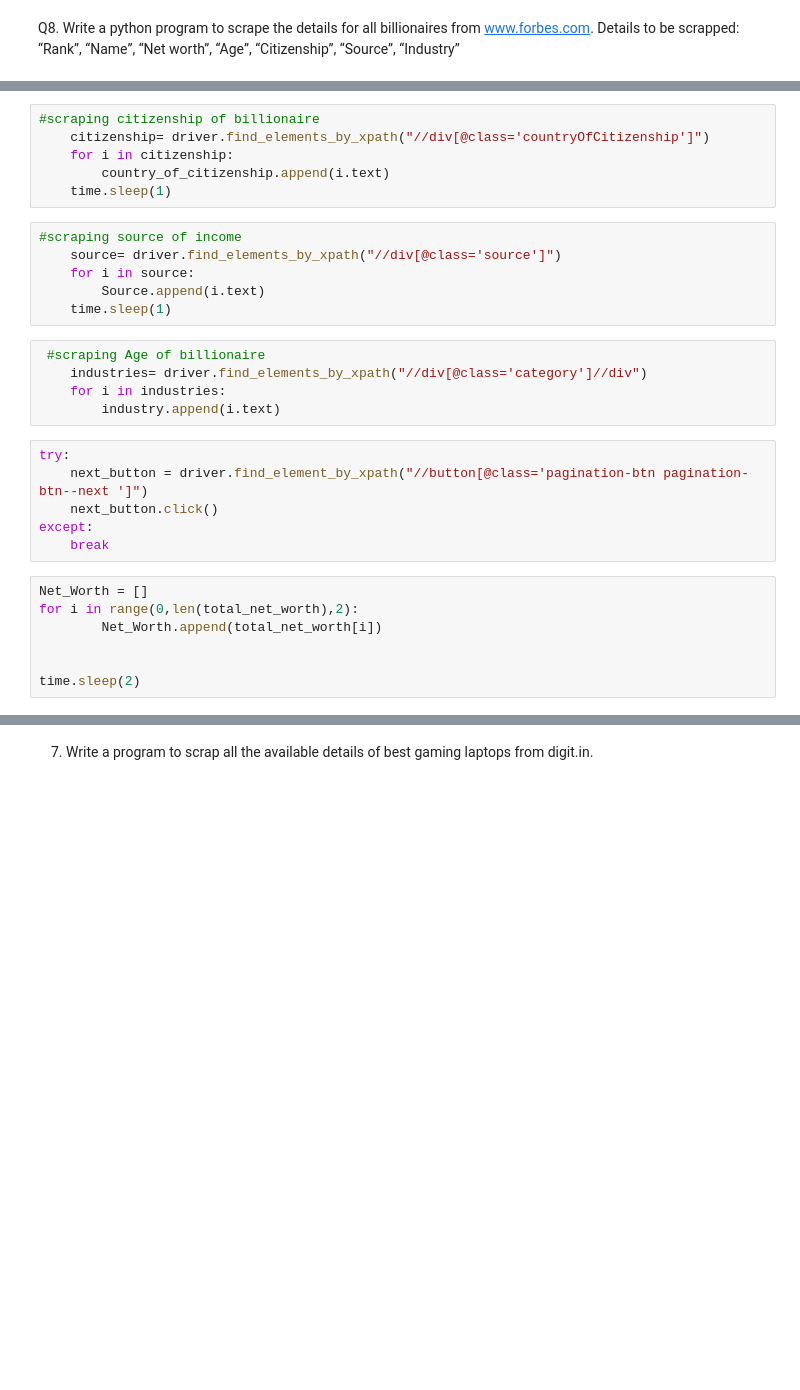
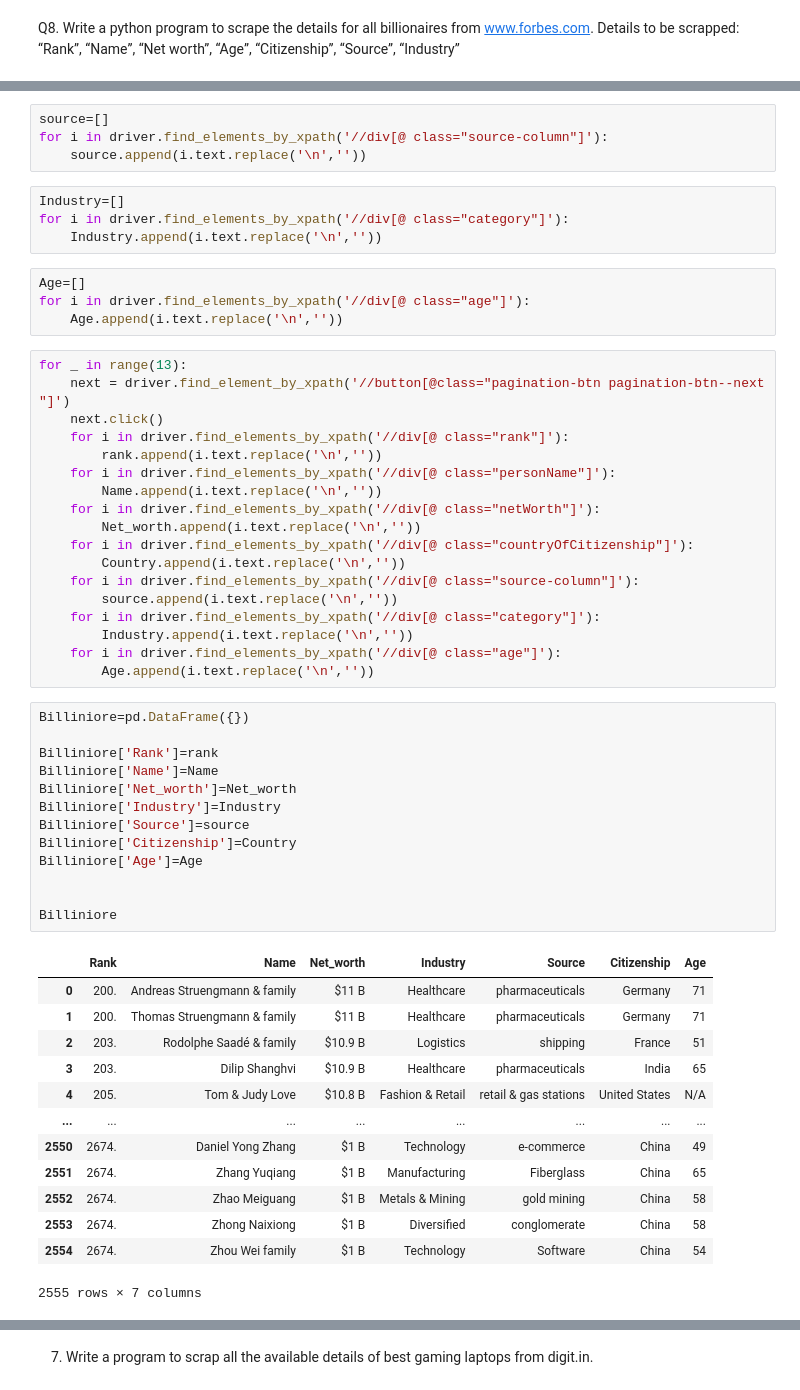
Before and after one commit to abdulwashif/Flipr-Robo, a Jupyter notebook: web_scraping3.ipynb, the cells around one changed output, grey strips where cells are left out. Drawn from its saved outputs; the diff is of its cells as text; blank space fills up the shorter version.

```diff
--- a/web_scraping3.ipynb
+++ b/web_scraping3.ipynb
@@ -297,30 +324,57 @@ while(True):
 # %%
-#scraping citizenship of billionaire
-    citizenship= driver.find_elements_by_xpath("//div[@class='countryOfCitizenship']")
-    for i in citizenship:
-        country_of_citizenship.append(i.text)
-    time.sleep(1)
+source=[]
+for i in driver.find_elements_by_xpath('//div[@ class="source-column"]'):
+    source.append(i.text.replace('\n',''))
 # %%
-#scraping source of income
-    source= driver.find_elements_by_xpath("//div[@class='source']")
-    for i in source:
-        Source.append(i.text)
-    time.sleep(1)
+Industry=[]
+for i in driver.find_elements_by_xpath('//div[@ class="category"]'):
+    Industry.append(i.text.replace('\n',''))
 # %%
- #scraping Age of billionaire
-    industries= driver.find_elements_by_xpath("//div[@class='category']//div")
-    for i in industries:
-        industry.append(i.text)
+Age=[]
+for i in driver.find_elements_by_xpath('//div[@ class="age"]'):
+    Age.append(i.text.replace('\n',''))
 # %%
-try:
-    next_button = driver.find_element_by_xpath("//button[@class='pagination-btn pagination-btn--next ']")
-    next_button.click()
-except:
-    break
+for _ in range(13):
+    next = driver.find_element_by_xpath('//button[@class="pagination-btn pagination-btn--next "]')
+    next.click()
+    for i in driver.find_elements_by_xpath('//div[@ class="rank"]'):
+        rank.append(i.text.replace('\n',''))
+    for i in driver.find_elements_by_xpath('//div[@ class="personName"]'):
+        Name.append(i.text.replace('\n',''))
+    for i in driver.find_elements_by_xpath('//div[@ class="netWorth"]'):
+        Net_worth.append(i.text.replace('\n',''))
+    for i in driver.find_elements_by_xpath('//div[@ class="countryOfCitizenship"]'):
+        Country.append(i.text.replace('\n',''))
+    for i in driver.find_elements_by_xpath('//div[@ class="source-column"]'):
+        source.append(i.text.replace('\n',''))
+    for i in driver.find_elements_by_xpath('//div[@ class="category"]'):
+        Industry.append(i.text.replace('\n',''))
+    for i in driver.find_elements_by_xpath('//div[@ class="age"]'):
+        Age.append(i.text.replace('\n',''))
 # %%
-Net_Worth = []
-for i in range(0,len(total_net_worth),2):
-        Net_Worth.append(total_net_worth[i])
+Billiniore=pd.DataFrame({})
+
+Billiniore['Rank']=rank
+Billiniore['Name']=Name
+Billiniore['Net_worth']=Net_worth
+Billiniore['Industry']=Industry
+Billiniore['Source']=source
+Billiniore['Citizenship']=Country
+Billiniore['Age']=Age
 
 
-time.sleep(2)
+Billiniore
+# %% [output]
+|  | Rank | Name | Net_worth | Industry | Source | Citizenship | Age |
+| 0 | 200. | Andreas Struengmann & family | $11 B | Healthcare | pharmaceuticals | Germany | 71 |
+| 1 | 200. | Thomas Struengmann & family | $11 B | Healthcare | pharmaceuticals | Germany | 71 |
+| 2 | 203. | Rodolphe Saadé & family | $10.9 B | Logistics | shipping | France | 51 |
+| 3 | 203. | Dilip Shanghvi | $10.9 B | Healthcare | pharmaceuticals | India | 65 |
+| 4 | 205. | Tom & Judy Love | $10.8 B | Fashion & Retail | retail & gas stations | United States | N/A |
+| ... | ... | ... | ... | ... | ... | ... | ... |
+| 2550 | 2674. | Daniel Yong Zhang | $1 B | Technology | e-commerce | China | 49 |
+| 2551 | 2674. | Zhang Yuqiang | $1 B | Manufacturing | Fiberglass | China | 65 |
+| 2552 | 2674. | Zhao Meiguang | $1 B | Metals & Mining | gold mining | China | 58 |
+| 2553 | 2674. | Zhong Naixiong | $1 B | Diversified | conglomerate | China | 58 |
+| 2554 | 2674. | Zhou Wei family | $1 B | Technology | Software | China | 54 |
+2555 rows × 7 columns
```
Also changed, not shown: parts of 44 cells of this notebook.
